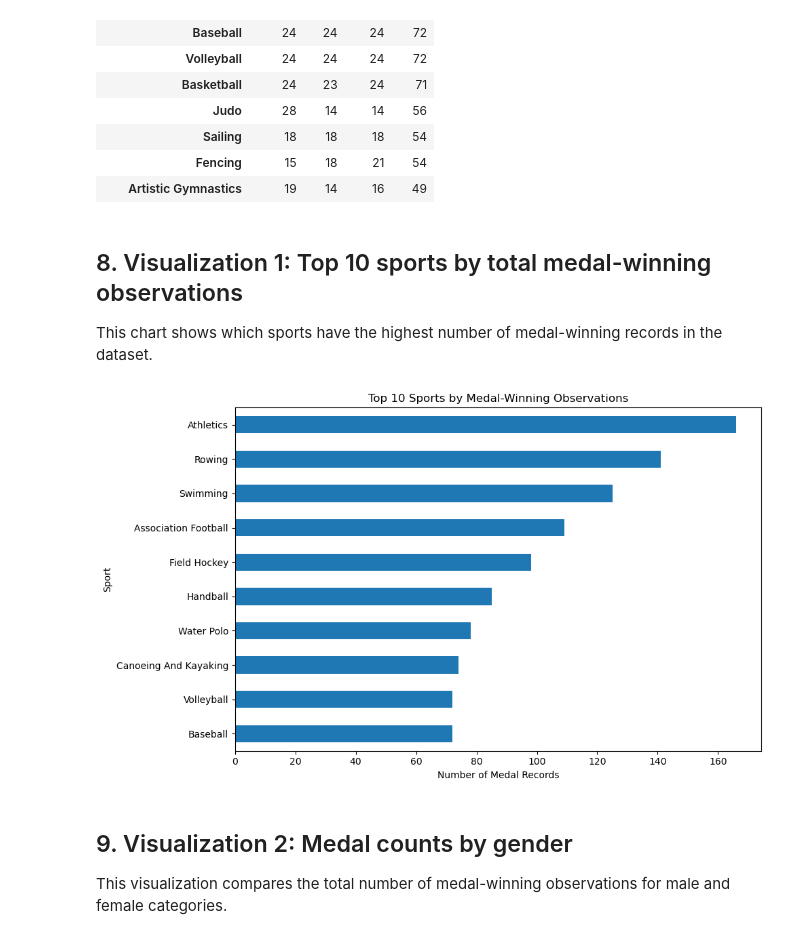
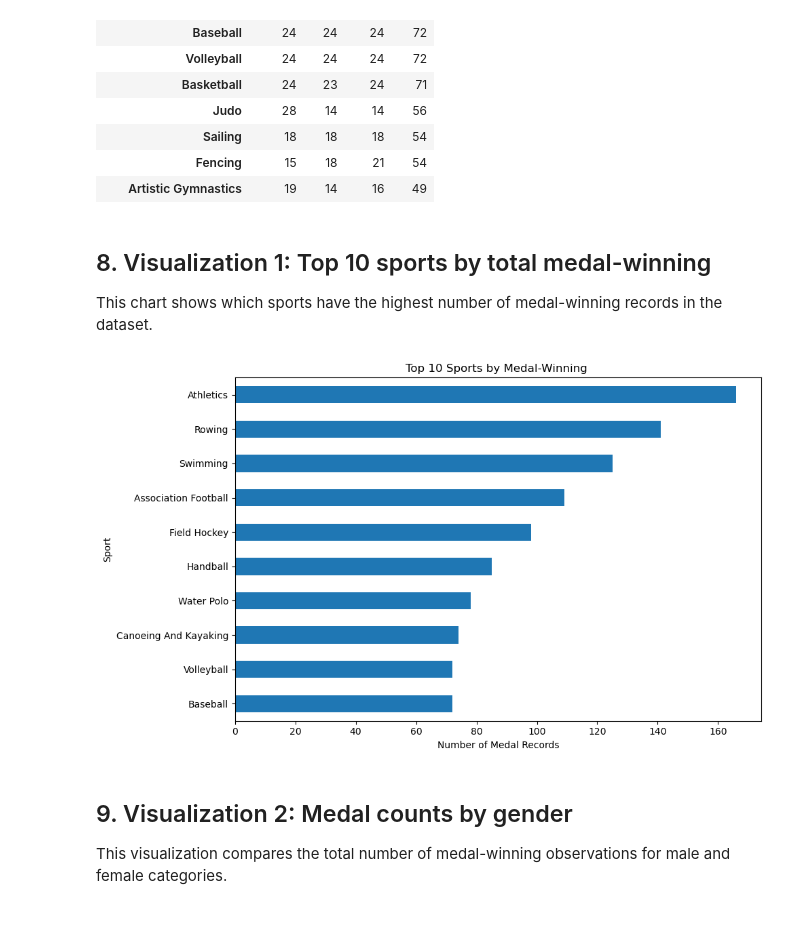
Before and after one commit to mcalzada12/Calzada-data-science-portfolio, a Jupyter notebook: Portfolios/TidyData-Project/Tidy_Data-project.ipynb, the cells around one changed output. Cells and saved outputs as stored; diff of their text form; code cells hidden in the pictures.

```diff
--- a/Portfolios/TidyData-Project/Tidy_Data-project.ipynb
+++ b/Portfolios/TidyData-Project/Tidy_Data-project.ipynb
@@ -137,7 +137,7 @@ tidy_long["gender"] = tidy_long["gender"].str.title()
 tidy_long["medal"] = tidy_long["medal"].str.strip().str.title()
 
 # Final tidy table withput the combined column
-tidy_df = tidy_long[["medalist_name", "gender", "sport", "medal"]].copy()
+tidy_df = tidy_long[["Athlete", "gender", "sport", "medal"]].copy()
 
 print("Final tidy shape:", tidy_df.shape)
 display(tidy_df.head(10))
@@ -239,23 +239,23 @@ display(sport_medal_pivot.head(15))
 | Fencing | 15 | 18 | 21 | 54 |
 | Artistic Gymnastics | 19 | 14 | 16 | 49 |
 # %% [markdown]
-## 8. Visualization 1: Top 10 sports by total medal-winning observations
+## 8. Visualization 1: Top 10 sports by total medal-winning
 
 This chart shows which sports have the highest number of medal-winning records in the dataset.
 # %%
 top_10_sports = tidy_df["sport"].value_counts().head(10)
 
 plt.figure(figsize=(10, 6))
 top_10_sports.sort_values().plot(kind="barh")
 
 
-plt.title("Top 10 Sports by Medal-Winning Observations")
+plt.title("Top 10 Sports by Medal-Winning ")
 plt.xlabel("Number of Medal Records")
 plt.ylabel("Sport")
 plt.tight_layout()
 plt.show()
 # %% [output]
-[figure, old version]
+[figure, new version]
 # %% [markdown]
 ## 9. Visualization 2: Medal counts by gender
 
```
Also changed, not shown: parts of 5 cells of this notebook.
